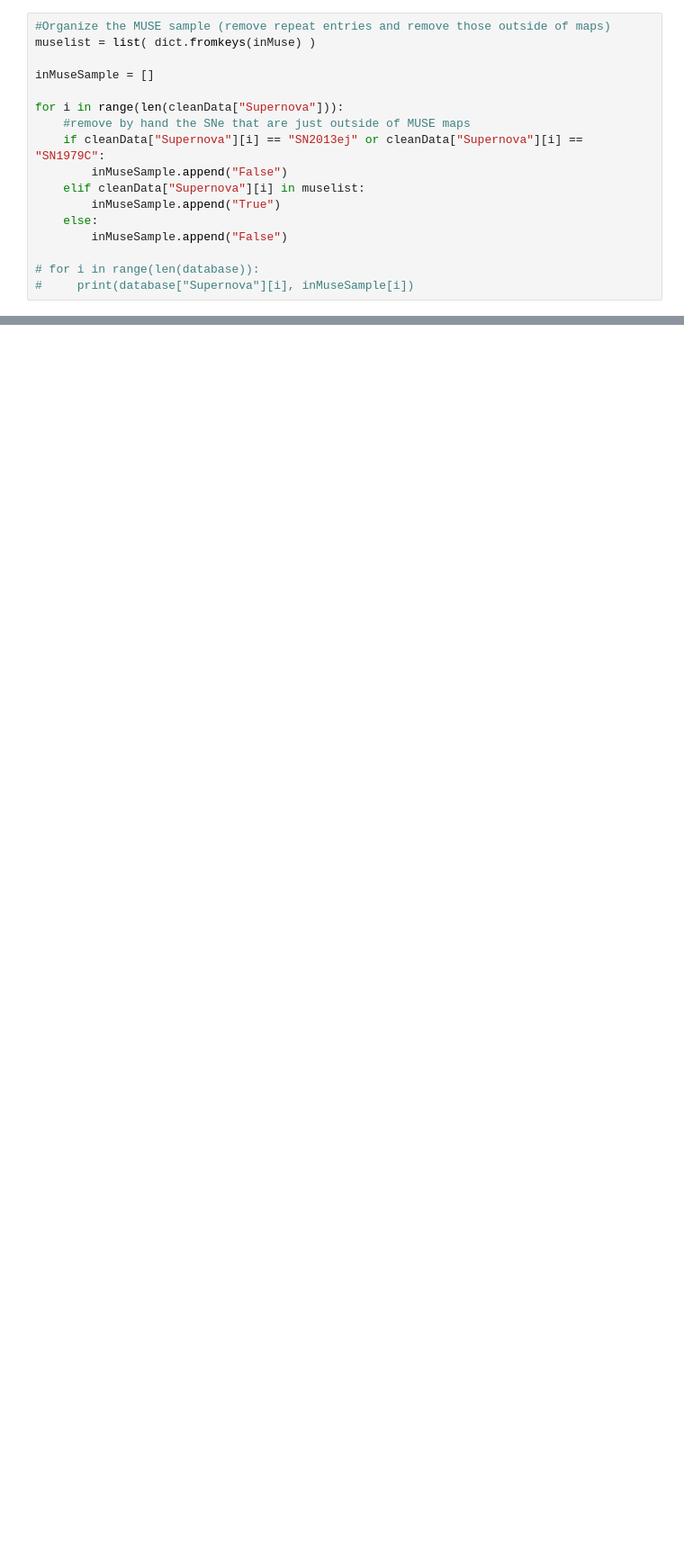
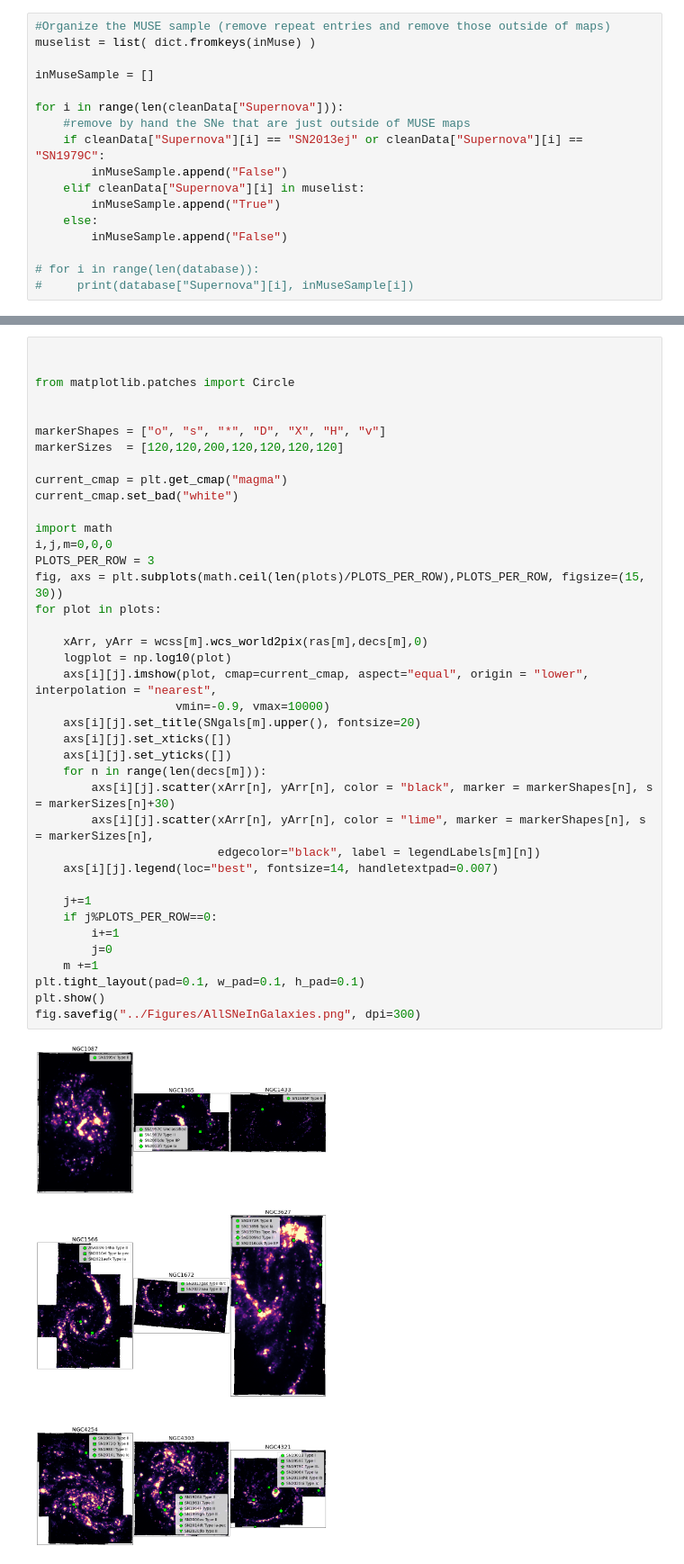
Before and after one commit to NessMayker/SNeHa, a Jupyter notebook: Code/2a.SNeMapperMUSE.ipynb, the cells around one changed output, grey strips where cells are left out. Shown at 90% size. Drawn from its saved outputs; the diff is of its cells as text; blank space fills up the shorter version.

```diff
--- a/Code/2a.SNeMapperMUSE.ipynb
+++ b/Code/2a.SNeMapperMUSE.ipynb
@@ -401,0 +414,41 @@ TypeError: loop of ufunc does not support argument 0 of type NoneType which has
+# %%
+
+
+from matplotlib.patches import Circle
+
+
+markerShapes = ["o", "s", "*", "D", "X", "H", "v"]
+markerSizes  = [120,120,200,120,120,120,120]
+
+current_cmap = plt.get_cmap("magma")
+current_cmap.set_bad("white")
+
+import math
+i,j,m=0,0,0
+PLOTS_PER_ROW = 3
+fig, axs = plt.subplots(math.ceil(len(plots)/PLOTS_PER_ROW),PLOTS_PER_ROW, figsize=(15, 30))
+for plot in plots:
+
+    xArr, yArr = wcss[m].wcs_world2pix(ras[m],decs[m],0)
+    logplot = np.log10(plot)
+    axs[i][j].imshow(plot, cmap=current_cmap, aspect="equal", origin = "lower", interpolation = "nearest",
+                    vmin=-0.9, vmax=10000)
+    axs[i][j].set_title(SNgals[m].upper(), fontsize=20)
+    axs[i][j].set_xticks([])
+    axs[i][j].set_yticks([])
+    for n in range(len(decs[m])):
+        axs[i][j].scatter(xArr[n], yArr[n], color = "black", marker = markerShapes[n], s = markerSizes[n]+30)
+        axs[i][j].scatter(xArr[n], yArr[n], color = "lime", marker = markerShapes[n], s = markerSizes[n],
+                          edgecolor="black", label = legendLabels[m][n])
+    axs[i][j].legend(loc="best", fontsize=14, handletextpad=0.007)
+
+    j+=1
+    if j%PLOTS_PER_ROW==0:
+        i+=1
+        j=0
+    m +=1
+plt.tight_layout(pad=0.1, w_pad=0.1, h_pad=0.1)
+plt.show()
+fig.savefig("../Figures/AllSNeInGalaxies.png", dpi=300)
+# %% [output]
+[figure, added]
```
Also changed, not shown: parts of 7 cells of this notebook, 1 other file.
